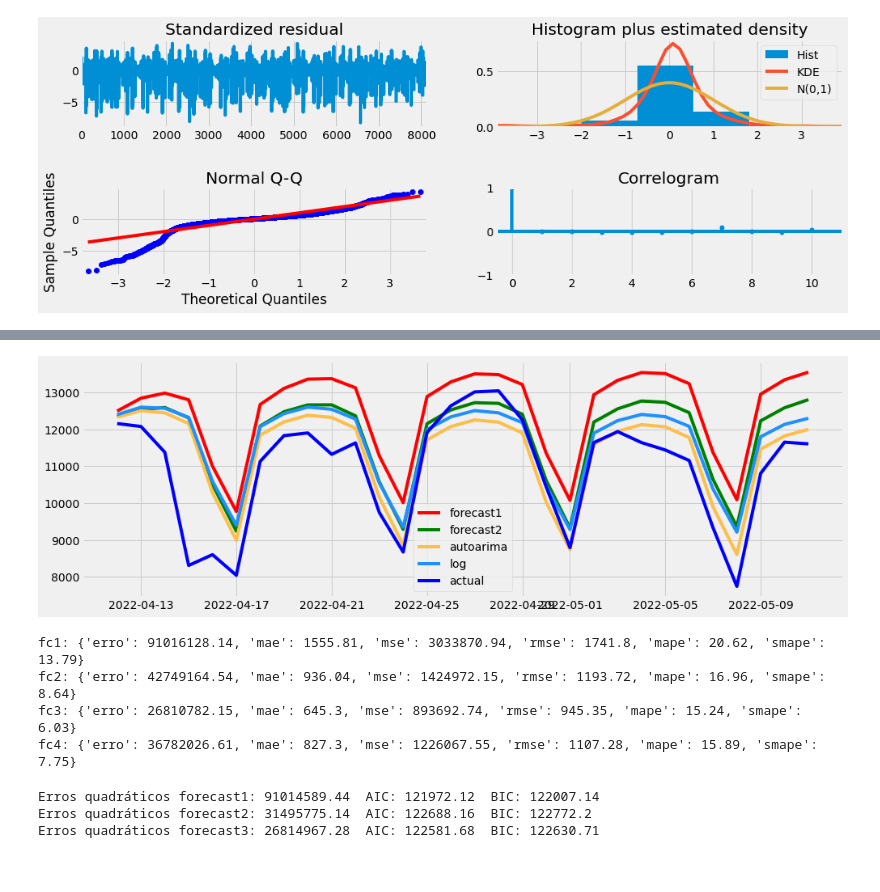
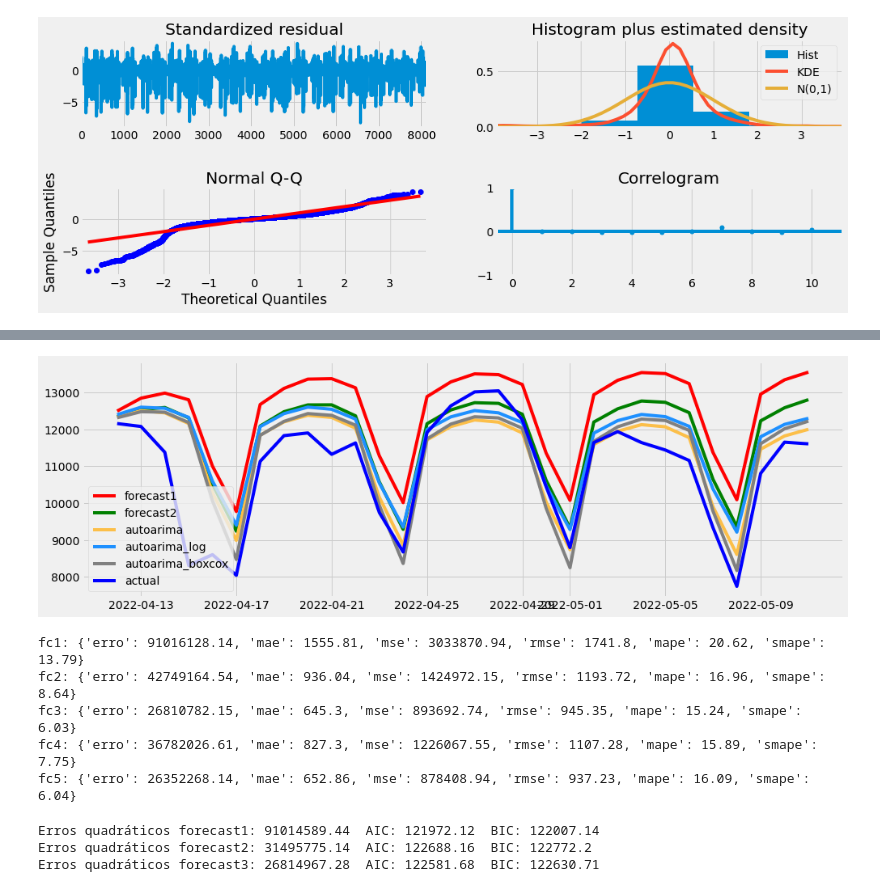
Before and after one commit to matheus-vizzotto/projecao_demanda_eletrica, a Jupyter notebook: models_tests/sarima.ipynb, the cells around one changed output, grey strips where cells are left out. Cells and saved outputs as stored; diff of their text form; code cells hidden in the pictures.

```diff
--- a/models_tests/sarima.ipynb
+++ b/models_tests/sarima.ipynb
@@ -25,3 +40,8 @@ df_load_log = np.log(df_load_sul)
+# %%
+# Série em boxcox
+df_load_boxcox = df_load_sul.copy(deep = True)
+#df_load_boxcox.load_mwmed = boxcox(df_load_sul.load_mwmed)[0]
+df_load_boxcox = boxcox(df_load_boxcox, 2.5)
 # %%
 plt.figure(figsize = (20,5))
 
@@ -77,3 +104,6 @@ train_log.tail(), train_log.head()
  2000-01-03    8.742184
  2000-01-04    8.814886
  2000-01-05    8.848103)
+# %%
+train_boxcox, test_boxcox = df_load_boxcox[:-30], df_load_boxcox[-30:]
+train_boxcox.tail(), train_boxcox.head()
@@ -317,32 +402,53 @@ fc4_exp = np.exp(fc4)
+# %%
+#Best model:  ARIMA(1,1,3)(1,0,1)[7]
+#fc4 = pd.Series(SARIMA_log_model.predict(n_periods= 30))
+model4 = sm.tsa.statespace.SARIMAX(train_log,order=(1, 1, 3),seasonal_order=(1,0,1,7))
+results4 = model4.fit()
+fc4 = results4.forecast(30)
+fc4.index = test.index
+fc4_exp = np.exp(fc4)
+# %%
+#Best model:  ARIMA(4,1,2)(1,0,1)[7] intercept
+#fc5 = pd.Series(SARIMA_boxcox_model.predict(n_periods= 30))
+model5 = sm.tsa.statespace.SARIMAX(train_boxcox,order=(4, 1, 2),seasonal_order=(1,0,1,7), trend = 'c')
+results5 = model5.fit()
+fc5 = results5.forecast(30)
+fc5.index = test.index
+fc5 = inv_boxcox(fc5, 2.5)
 # %%
 plt.figure(figsize = (15, 5))
 
 plt.plot(fc1, c = "red", label = "forecast1")
 plt.plot(fc2, c = "green", label = "forecast2")
 plt.plot(fc3, c = "#fcbf49", label = "autoarima")
 plt.plot(fc4_exp, c = "dodgerblue", label = "autoarima_log")
+plt.plot(fc5, c = "gray", label = "autoarima_boxcox")
 plt.plot(test, c = "blue", label = "actual")
 
 plt.legend()
 
 plt.show()
 # %% [output]
-[figure, old version]
+[figure, new version]
 # %%
 medidas_fc1 = get_measures(fc1, test)
 medidas_fc2 = get_measures(fc2, test)
 medidas_fc3 = get_measures(fc3, test)
 medidas_fc4 = get_measures(fc4_exp, test)
+medidas_fc5 = get_measures(fc5, test)
+
 
 print("fc1:", medidas_fc1)
 print("fc2:", medidas_fc2)
 print("fc3:", medidas_fc3)
 print("fc4:", medidas_fc4)
+print("fc5:", medidas_fc5)
 # %% [output]
 fc1: {'erro': 91016128.14, 'mae': 1555.81, 'mse': 3033870.94, 'rmse': 1741.8, 'mape': 20.62, 'smape': 13.79}
 fc2: {'erro': 42749164.54, 'mae': 936.04, 'mse': 1424972.15, 'rmse': 1193.72, 'mape': 16.96, 'smape': 8.64}
 fc3: {'erro': 26810782.15, 'mae': 645.3, 'mse': 893692.74, 'rmse': 945.35, 'mape': 15.24, 'smape': 6.03}
 fc4: {'erro': 36782026.61, 'mae': 827.3, 'mse': 1226067.55, 'rmse': 1107.28, 'mape': 15.89, 'smape': 7.75}
+fc5: {'erro': 26352268.14, 'mae': 652.86, 'mse': 878408.94, 'rmse': 937.23, 'mape': 16.09, 'smape': 6.04}
 # %%
 print("Erros quadráticos forecast1:", medidas_fc1["erro"], " AIC:", round(results1.aic, 2), " BIC:", round(results1.bic, 2))
 print("Erros quadráticos forecast2:", medidas_fc2["erro"], " AIC:", round(results2.aic, 2), " BIC:", round(results2.bic, 2))
```
Also changed, not shown: parts of 10 cells of this notebook.
